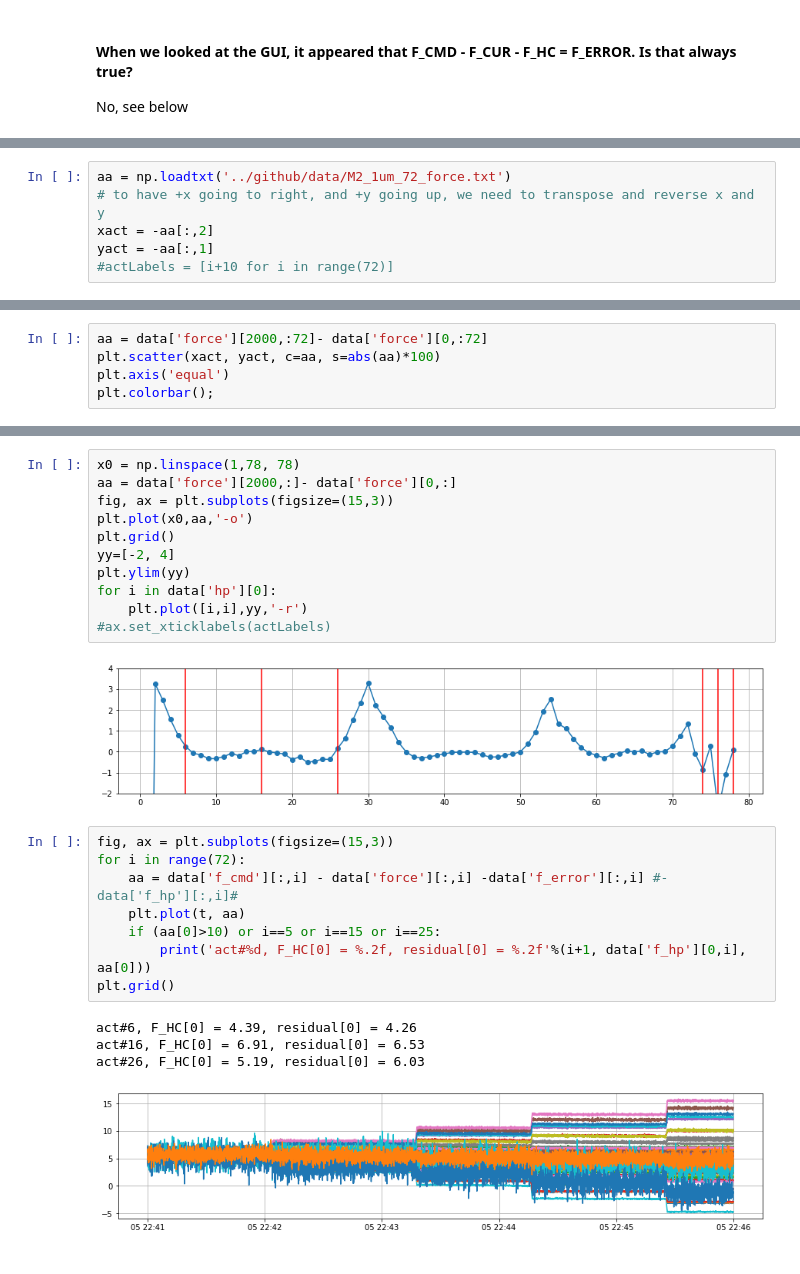
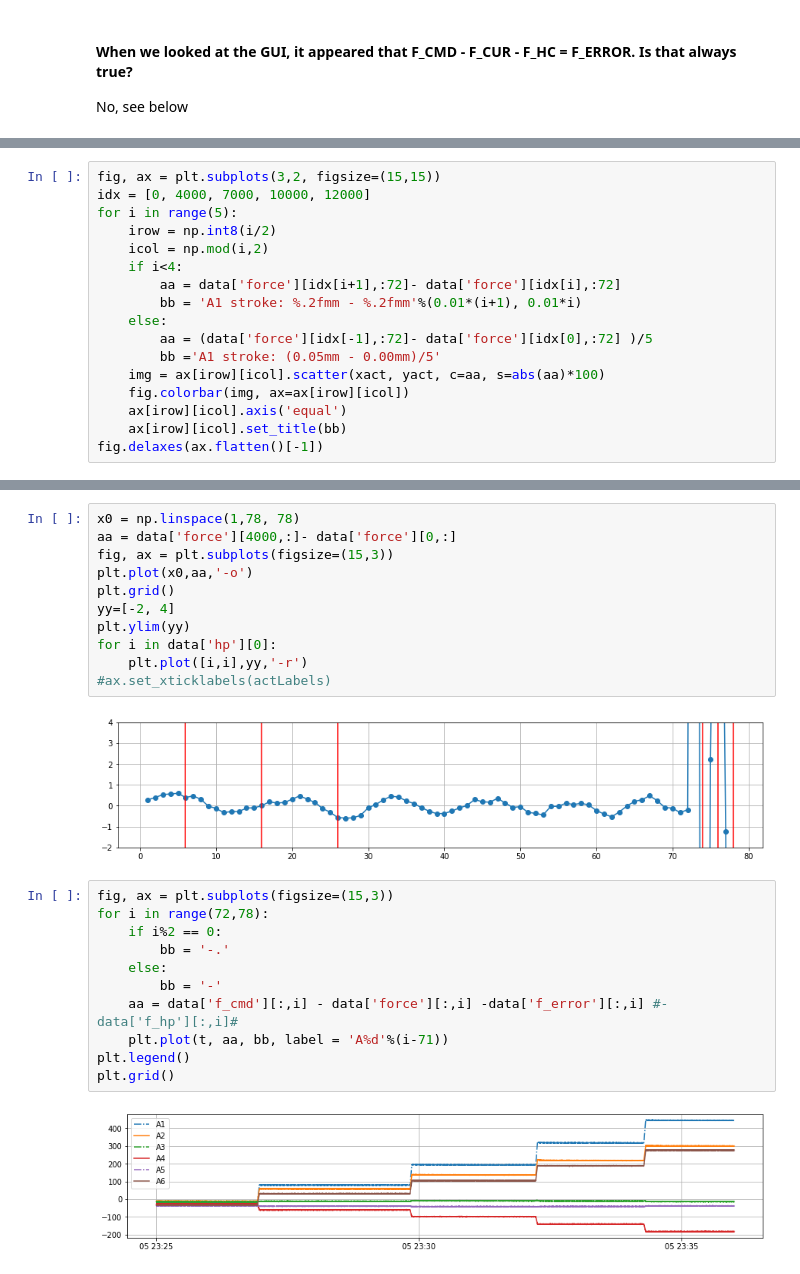
Before and after one commit to bxin/M2_summit_2003, a Jupyter notebook: a08_OL_A1_stroke.ipynb, the cells around one changed output, grey strips where cells are left out. Drawn from its saved outputs; the diff is of its cells as text.

```diff
--- a/a08_OL_A1_stroke.ipynb
+++ b/a08_OL_A1_stroke.ipynb
@@ -301,6 +346,0 @@ The FEA coordinate system is
-# %%
-aa = np.loadtxt('../github/data/M2_1um_72_force.txt')
-# to have +x going to right, and +y going up, we need to transpose and reverse x and y
-xact = -aa[:,2]
-yact = -aa[:,1]
-#actLabels = [i+10 for i in range(72)]
@@ -314,5 +360,0 @@ plt.grid()
-# %%
-aa = data['force'][2000,:72]- data['force'][0,:72]
-plt.scatter(xact, yact, c=aa, s=abs(aa)*100)
-plt.axis('equal')
-plt.colorbar();
@@ -320,0 +361,17 @@ plt.colorbar();
+# %%
+fig, ax = plt.subplots(3,2, figsize=(15,15))
+idx = [0, 4000, 7000, 10000, 12000]
+for i in range(5):
+    irow = np.int8(i/2)
+    icol = np.mod(i,2)
+    if i<4:
+        aa = data['force'][idx[i+1],:72]- data['force'][idx[i],:72]
+        bb = 'A1 stroke: %.2fmm - %.2fmm'%(0.01*(i+1), 0.01*i)
+    else:
+        aa = (data['force'][idx[-1],:72]- data['force'][idx[0],:72] )/5
+        bb ='A1 stroke: (0.05mm - 0.00mm)/5'
+    img = ax[irow][icol].scatter(xact, yact, c=aa, s=abs(aa)*100)
+    fig.colorbar(img, ax=ax[irow][icol])
+    ax[irow][icol].axis('equal')
+    ax[irow][icol].set_title(bb)
+fig.delaxes(ax.flatten()[-1])
@@ -321,6 +386,6 @@ plt.colorbar();
 # %%
 x0 = np.linspace(1,78, 78)
-aa = data['force'][2000,:]- data['force'][0,:]
+aa = data['force'][4000,:]- data['force'][0,:]
 fig, ax = plt.subplots(figsize=(15,3))
 plt.plot(x0,aa,'-o')
 plt.grid()
@@ -330,18 +395,18 @@ for i in data['hp'][0]:
     plt.plot([i,i],yy,'-r')
 #ax.set_xticklabels(actLabels)
 # %% [output]
-[figure, old version]
+[figure, new version]
 # %%
 fig, ax = plt.subplots(figsize=(15,3))
-for i in range(72):
+for i in range(72,78):
+    if i%2 == 0:
+        bb = '-.'
+    else:
+        bb = '-'
     aa = data['f_cmd'][:,i] - data['force'][:,i] -data['f_error'][:,i] #- data['f_hp'][:,i]#
-    plt.plot(t, aa)
-    if (aa[0]>10) or i==5 or i==15 or i==25:
-        print('act#%d, F_HC[0] = %.2f, residual[0] = %.2f'%(i+1, data['f_hp'][0,i], aa[0]))
+    plt.plot(t, aa, bb, label = 'A%d'%(i-71))
+plt.legend()
 plt.grid()
 # %% [output]
-act#6, F_HC[0] = 4.39, residual[0] = 4.26
-act#16, F_HC[0] = 6.91, residual[0] = 6.53
-act#26, F_HC[0] = 5.19, residual[0] = 6.03
-[figure, old version]
+[figure, new version]
 # %% [markdown]
```
Also changed, not shown: parts of 21 cells of this notebook, 6 other files.
